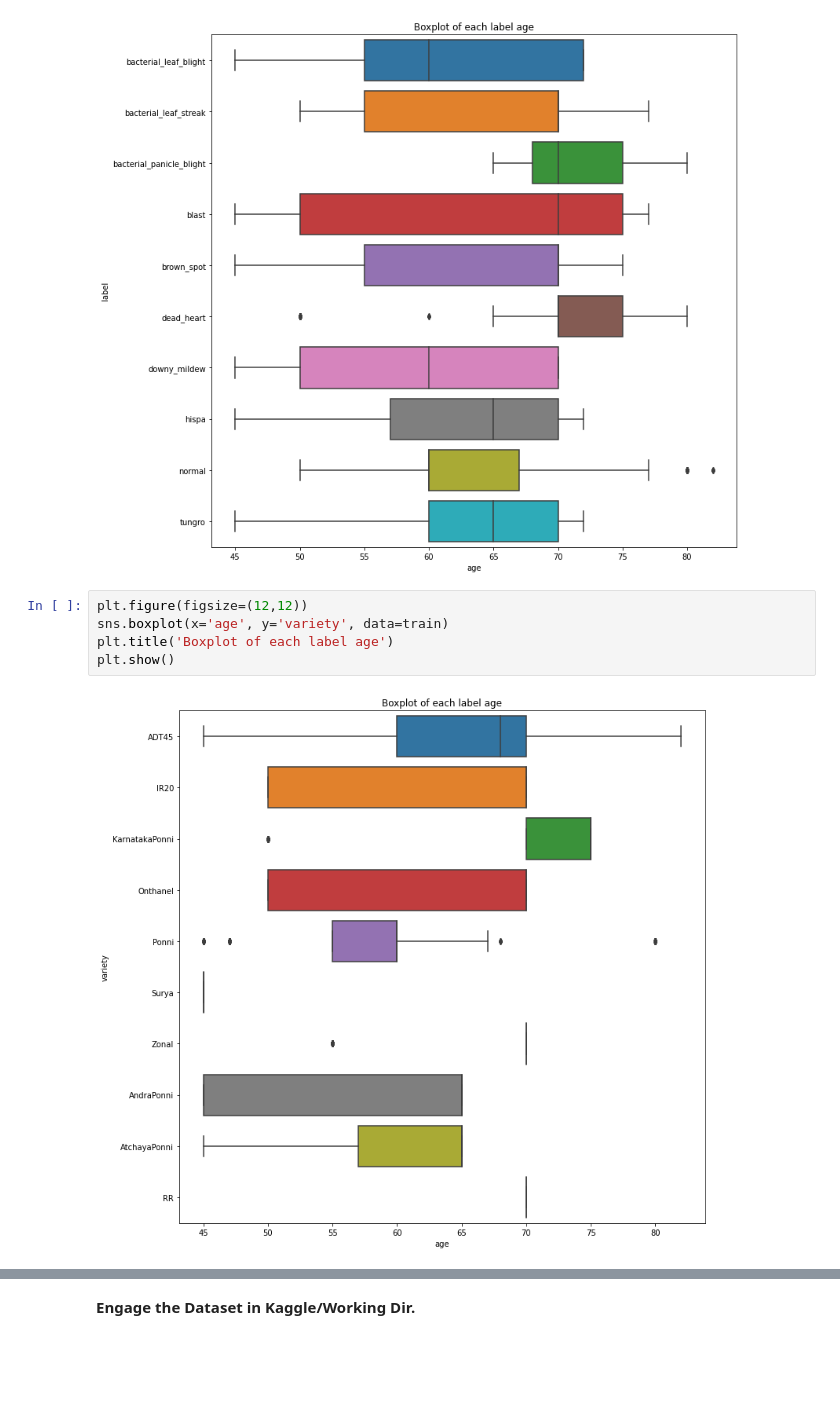
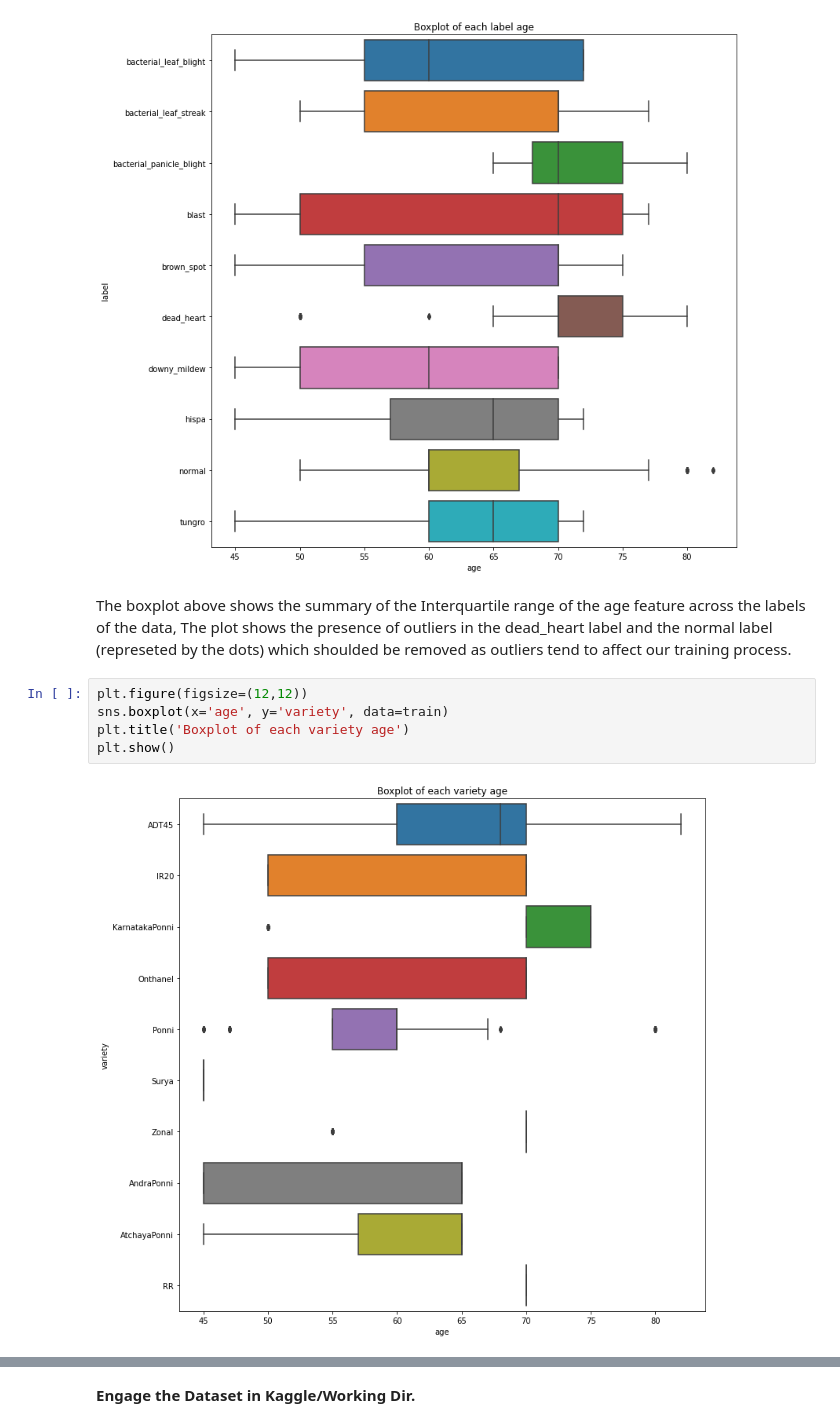
Before and after one commit to ugorjiizu/ML-AI-Works, a Jupyter notebook: ricepaddy.ipynb, the cells around one changed output, grey strips where cells are left out. Drawn from its saved outputs; the diff is of its cells as text; blank space fills up the shorter version.

```diff
--- a/ricepaddy.ipynb
+++ b/ricepaddy.ipynb
@@ -133,10 +153,13 @@ plt.title('Boxplot of each label age')
 plt.show()
 # %% [output]
 [figure]
+# %% [markdown]
+The boxplot above shows the summary of the Interquartile range of the age feature across the labels of the data,
+The plot shows the presence of outliers in the dead_heart label and the normal label (represeted by the dots) which shoulded be removed as outliers tend to affect our training process.
 # %%
 plt.figure(figsize=(12,12))
 sns.boxplot(x='age', y='variety', data=train)
-plt.title('Boxplot of each label age')
+plt.title('Boxplot of each variety age')
 plt.show()
 # %% [output]
-[figure, old version]
+[figure, new version]
```
Also changed, not shown: parts of 37 cells of this notebook.
